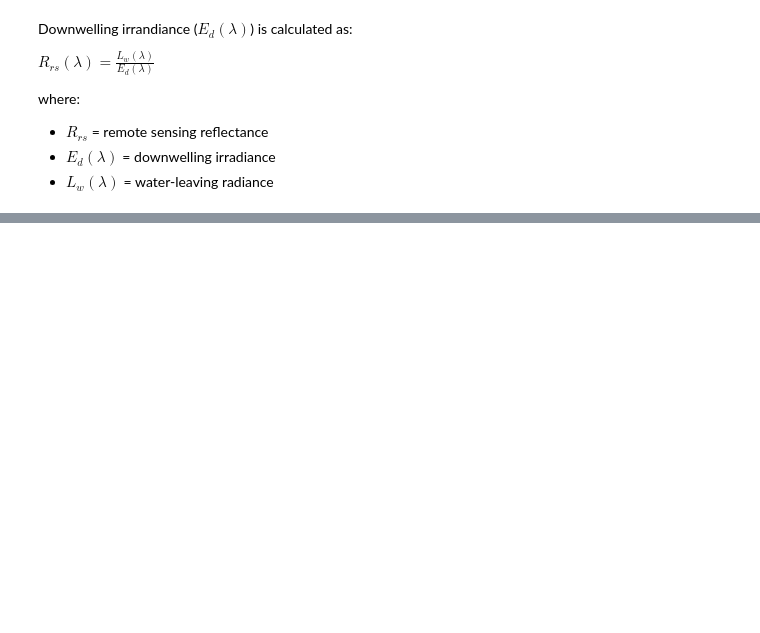
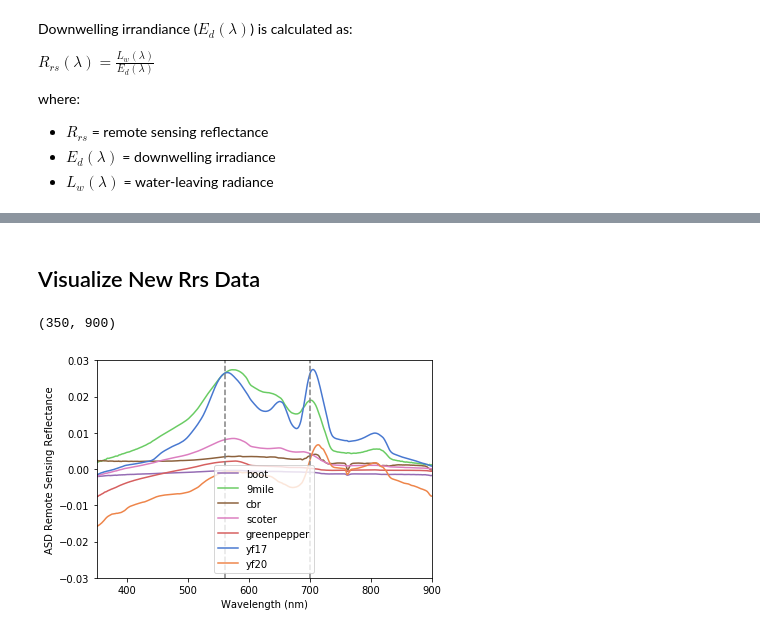
Before and after one commit to catherinekuhn/FreshwatersOpticsToolkit, a Jupyter notebook: ASD/ABOVE ASD Corrections.ipynb, the cells around one changed output, grey strips where cells are left out. Cells and saved outputs as stored; diff of their text form; code cells hidden in the pictures; blank space fills up the shorter version.

Commit message:
worked on function to append new calcs to original dataframe

```diff
--- a/ASD/ABOVE ASD Corrections.ipynb
+++ b/ASD/ABOVE ASD Corrections.ipynb
@@ -219,9 +209,22 @@ where:
 - $R_{rs}$ = remote sensing reflectance
 - $E_d(\lambda)$ = downwelling irradiance
 - $L_{w}(\lambda)$ = water-leaving radiance
-# %%
-def calculateRRS(df):
-    rrs = df['Lw']/df['Ed']
-    return rrs
-
-## add back in as a new column to the dataframe
+# %%
+lakes = list(done['lake_name'].unique())
+
+rrs = []
+
+def calculateRRS(df1, df2):
+    calcs = {}
+    for lake in lakes:
+        eds = df1[df1["lake_name"] == lake]
+        rrs = np.array(df2[lake]) / np.array(eds['ed'])
+        calcs[lake]=rrs
+    return calcs
+## add back in as a new column to the dataframe
+# %%
+rrs = calculateRRS(done, df)
+rrs = pd.DataFrame.from_dict(rrs)
+rrs['wavelength']= wavelengths
+print('*************Dataframe of RRS values*************')
+rrs.head(10)
@@ -227,0 +285,23 @@ def calculateRRS(df):
+# %% [markdown]
+## Visualize New Rrs Data
+# %%
+x = np.array(wavelengths)
+sns.lineplot(x, y = 'boot', data = rrs, markers = True,  label = 'boot',color= '#956cb4', legend = False)
+sns.lineplot(x, y = '9mile', data = rrs, markers = True, label = '9mile', color='#6acc64', legend = False)
+sns.lineplot(x, y = 'cbr', data = rrs, markers = True, label = 'cbr', color='#8c613c' , legend = False)
+sns.lineplot(x, y = 'scoter', data = rrs, markers = True, label = 'scoter',color='#dc7ec0', legend = False)
+sns.lineplot(x, y = 'greenpepper', data = rrs, markers = True,  label = 'greenpepper', color='#d65f5f', legend = False)
+sns.lineplot(x, y = 'yf17', data = rrs, markers = True, label = 'yf17', color='#4878d0', legend = False)
+sns.lineplot(x, y = 'yf20', data = rrs, markers = True, label = 'yf20', color='#ee854a', legend = False)
+
+plt.xlabel('Wavelength (nm)')
+plt.ylabel('ASD Remote Sensing Reflectance')
+plt.axvline(x=560, color= 'grey', linestyle = '--')
+plt.axvline(x=700, color= 'grey', linestyle = '--')
+plt.savefig('ASD_all_lakes_rrs.png', dpi= 300)
+plt.legend()
+plt.ylim(-0.03,0.03)
+plt.xlim(350, 900)
+# %% [output]
+(350, 900)
+[figure, added]
```
Also changed, not shown: parts of 37 cells of this notebook.
